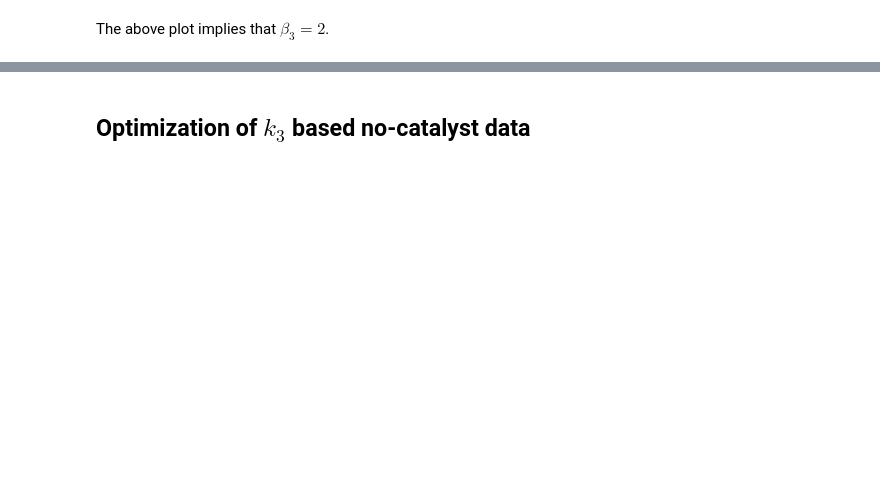
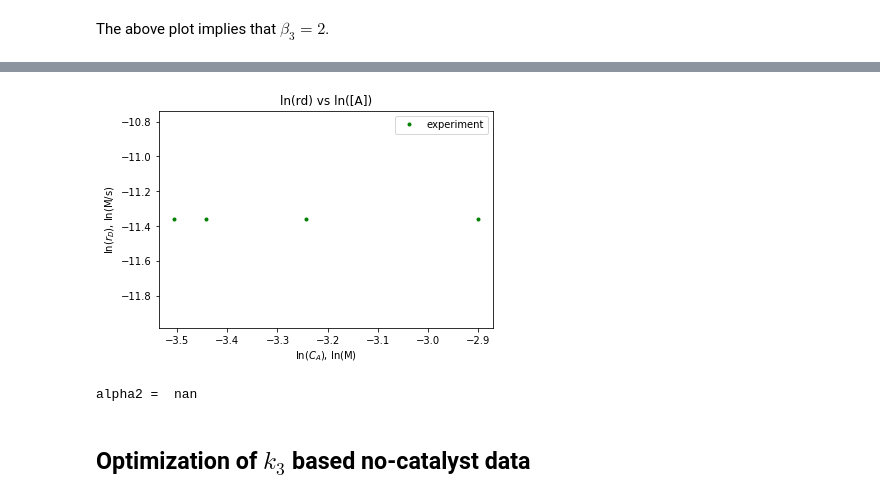
Before and after one commit to ayisakov/kinetics-project, a Jupyter notebook: validator.ipynb, the cells around one changed output, grey strips where cells are left out. Drawn from its saved outputs; the diff is of its cells as text; code cells hidden in the pictures; blank space fills up the shorter version.

```diff
--- a/validator.ipynb
+++ b/validator.ipynb
@@ -184,10 +186,12 @@ plt.show()
 exp_a = exp.A.values[:-1] # ignore the last long-time value
 exp_u = exp.U.values[:-1] # ignore the last long-time value
 exp_t = exp.Time.values[:-1] # ignore the last long-time value
+exp_d = exp.D.values[:-1] # ignore the last long-time value
 exp_missing_a = init.A.values[0] - (exp_a + exp_u) # mol/L of A unaccounted for (potential B)
 delta_t = exp_t[1] - exp_t[0]
 exp_ra = (np.diff(exp_a[:-1]) + np.diff(exp_a[1:])) / (2 * delta_t)
 exp_ru = (np.diff(exp_u[:-1]) + np.diff(exp_u[1:])) / (2 * delta_t)
+exp_rd = (np.diff(exp_d[:-1]) + np.diff(exp_d[1:])) / (2 * delta_t)
 exp_r_missing_a = (np.diff(exp_missing_a[:-1]) + np.diff(exp_missing_a[1:])) / (2 * delta_t)
 # %%
 # 3-point differentiation of concatenated experimental [A], [U], and possible [B]
@@ -234,3 +238,19 @@ alpha =  3.19017171075
+# %%
+# Plot of ln(rD) against ln[A]
+ln_rd_exp = np.log(exp_rd)
+alpha2_fit, lnk2_plus_gamma_lnC, r_val_d, p_val_d, std_err_d = linregress(lnA_exp,
+                                                                          ln_rd_exp)
+plt.plot(lnA_exp, ln_rd_exp, 'g.', label='experiment')
+plt.plot(lnA_exp, lnk2_plus_gamma_lnC + alpha2_fit * lnA_exp)
+plt.xlabel('ln($C_A$), ln(M)')
+plt.ylabel('ln($r_D$), ln(M/s)')
+plt.legend()
+plt.title('ln(rd) vs ln([A])')
+plt.show()
+print('alpha2 = ', alpha2_fit)
+# %% [output]
+[figure, added]
+alpha2 =  nan
 # %% [markdown]
 ## Optimization of $k_3$ based no-catalyst data
 # %%
```
Also changed, not shown: parts of 20 cells of this notebook, 2 other files.
